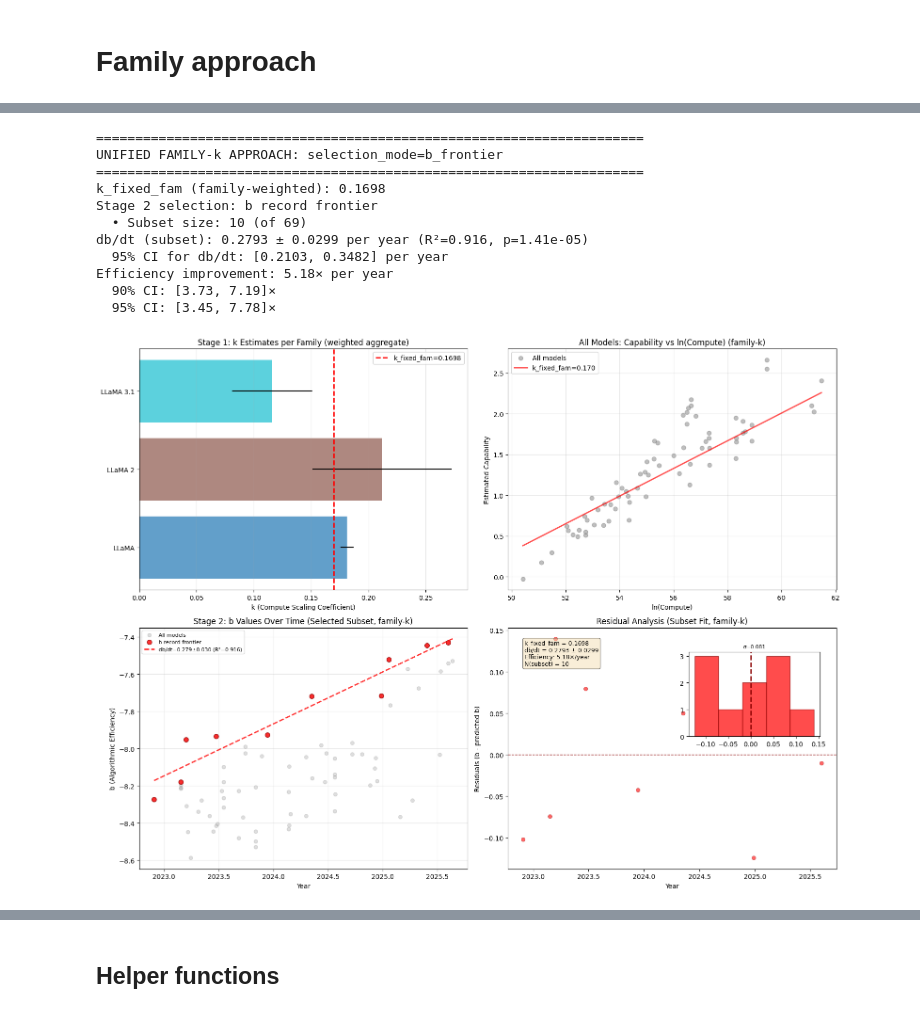
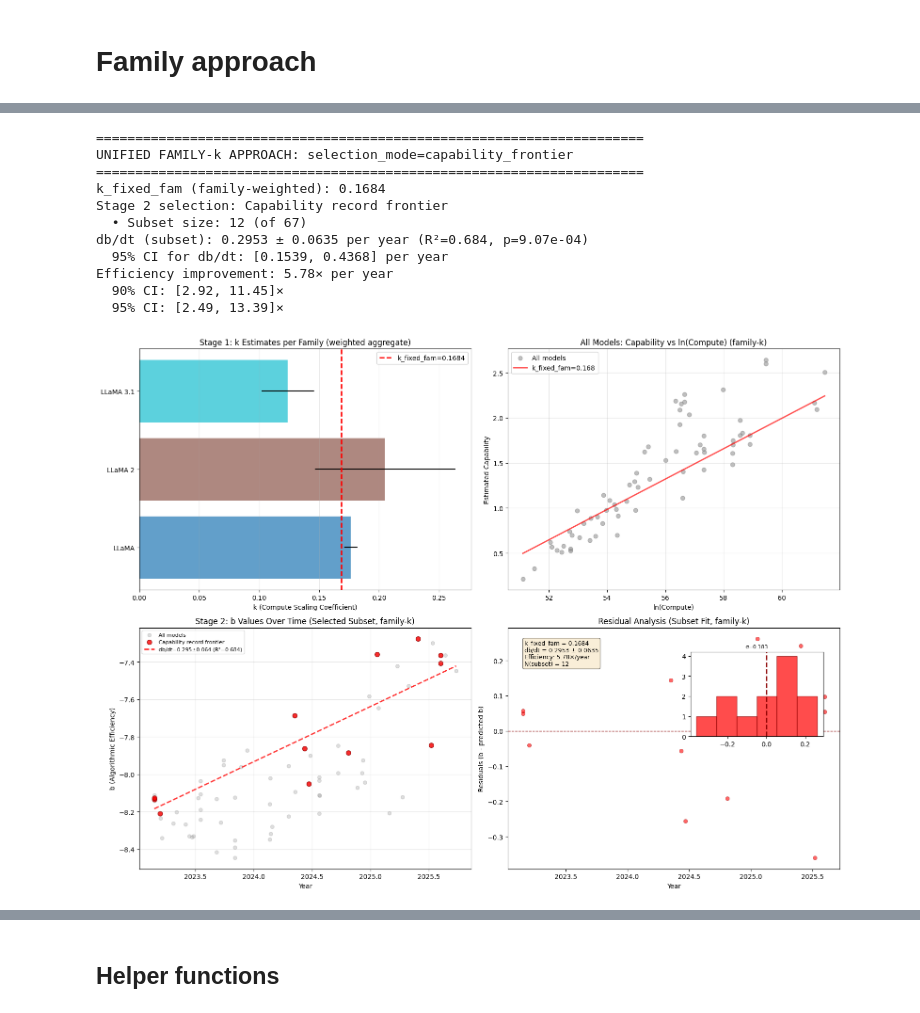
Before and after one commit to epoch-research/benchmark-stitching, a Jupyter notebook: analysis/algorithmic_progress_new.ipynb, the cells around one changed output, grey strips where cells are left out. Cells and saved outputs as stored; diff of their text form; code cells hidden in the pictures.

```diff
--- a/analysis/algorithmic_progress_new.ipynb
+++ b/analysis/algorithmic_progress_new.ipynb
@@ -845,7 +848,7 @@ ANALYSIS COMPLETE
 # ============================================================================
 
 # Configuration
-fam_selection_mode = 'b_frontier'      # 'all_models' | 'capability_frontier' | 'b_frontier'
+fam_selection_mode = 'capability_frontier'      # 'all_models' | 'capability_frontier' | 'b_frontier'
 fam_frontier_grouping = 'year'         # 'year' | 'month' | 'date' (for per-group mode)
 fam_frontier_mode = 'record'           # 'record' (running record-high) | 'per_group' (top-N per period)
 fam_n_top = 1                          # N for per_group selection
@@ -1028,43 +1031,43 @@ ax4 = axes[1, 1]
 if len(fam_subset_df) >= 2:
     fam_pred_b = fam_b_slope * fam_subset_df['date_numeric'] + fam_b_int
     fam_residuals = fam_subset_df['b'] - fam_pred_b
     ax4.scatter(fam_subset_df['date_numeric'], fam_residuals, alpha=0.6, color='red', edgecolors='darkred', linewidth=0.5)
     ax4.axhline(0, color='darkred', linestyle='--', linewidth=1)
     ax4.set_xlabel('Year')
     ax4.set_ylabel('Residuals (b - predicted b)')
     ax4.set_title('Residual Analysis (Subset Fit, family-k)')
     textstr = (
         f'k_fixed_fam = {k_fixed_fam:.4f}\n'
         f'db/dt = {fam_b_slope:.4f} ± {fam_b_se:.4f}\n'
         f'Efficiency: {fam_efficiency_improvement_per_year:.2f}×/year\n'
         f'N(subset) = {len(fam_subset_df)}'
     )
     ax4.text(0.05, 0.95, textstr, transform=ax4.transAxes, fontsize=9, verticalalignment='top', bbox=dict(boxstyle='round', facecolor='wheat', alpha=0.5))
     # Residual histogram inset to keep layout consistent
     inset_ax = ax4.inset_axes([0.55, 0.55, 0.4, 0.35])
     inset_ax.hist(fam_residuals, bins=min(20, max(3, len(fam_residuals)//2)), alpha=0.7, color='red', edgecolor='darkred')
     inset_ax.axvline(0, color='darkred', linestyle='--', linewidth=2)
     inset_ax.set_title(f'σ={np.std(fam_residuals):.3f}', fontsize=8)
 else:
     ax4.text(0.5, 0.5, 'Insufficient points for residuals', ha='center', va='center')
     ax4.set_axis_off()
 
 plt.tight_layout()
 plt.savefig("outputs/algorithmic_progress/algorithmic_progress_unified_family_k_approach.pdf", dpi=300, bbox_inches='tight')
 plt.show()
 # %% [output]
 ======================================================================
-UNIFIED FAMILY-k APPROACH: selection_mode=b_frontier
+UNIFIED FAMILY-k APPROACH: selection_mode=capability_frontier
 ======================================================================
-k_fixed_fam (family-weighted): 0.1698
-Stage 2 selection: b record frontier
-  • Subset size: 10 (of 69)
-db/dt (subset): 0.2793 ± 0.0299 per year (R²=0.916, p=1.41e-05)
-  95% CI for db/dt: [0.2103, 0.3482] per year
-Efficiency improvement: 5.18× per year
-  90% CI: [3.73, 7.19]×
-  95% CI: [3.45, 7.78]×
+k_fixed_fam (family-weighted): 0.1684
+Stage 2 selection: Capability record frontier
+  • Subset size: 12 (of 67)
+db/dt (subset): 0.2953 ± 0.0635 per year (R²=0.684, p=9.07e-04)
+  95% CI for db/dt: [0.1539, 0.4368] per year
+Efficiency improvement: 5.78× per year
+  90% CI: [2.92, 11.45]×
+  95% CI: [2.49, 13.39]×
-[figure, old version]
+[figure, new version]
 # %%
 # ============================================================================
 # Unified Approach Selector — All Models vs Capability Frontier vs b Frontier
```
Also changed, not shown: parts of 28 cells of this notebook, 22 other files.
